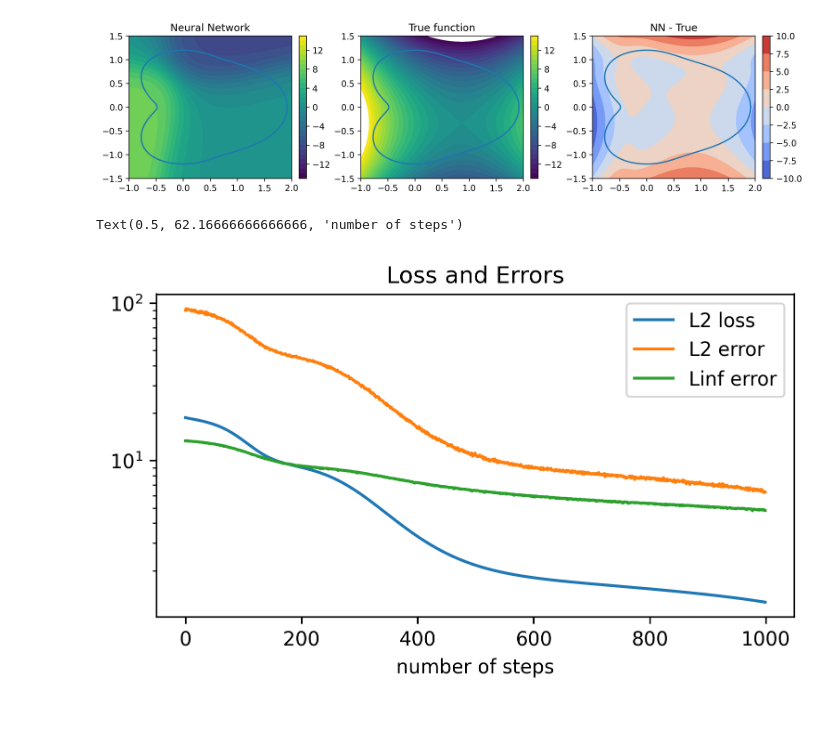
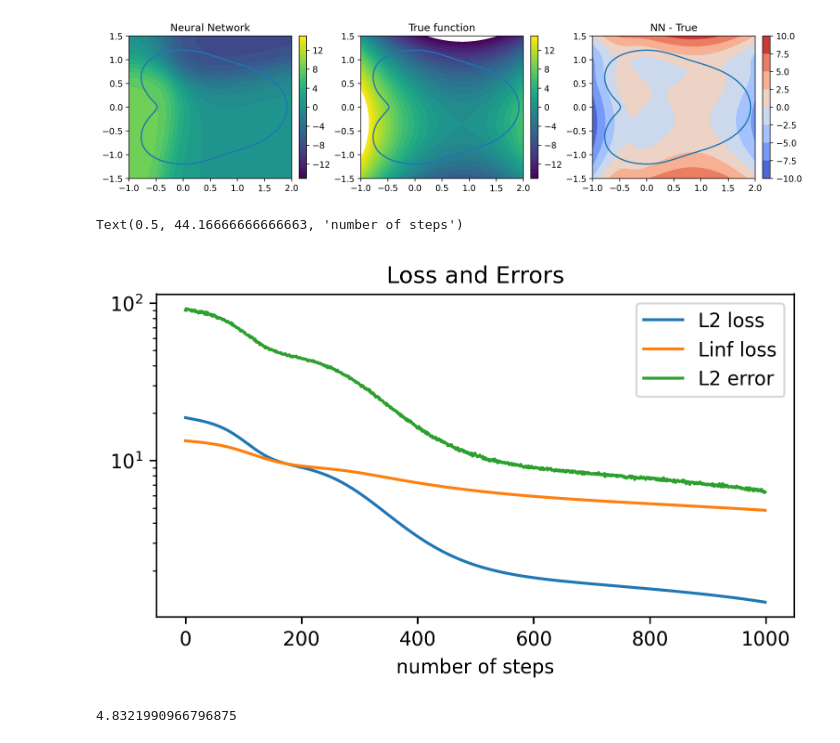
Before and after one commit to mskPark/DRLPDE, a Jupyter notebook: test_plot.ipynb, the cells around one changed output. Cells and saved outputs as stored; diff of their text form; code cells hidden in the pictures.

```diff
--- a/test_plot.ipynb
+++ b/test_plot.ipynb
@@ -216,37 +216,43 @@ mpl.rcParams['figure.dpi'] = 300
 #plt.rcParams['font.family'] = 'serif'
 #plt.rcParams['font.serif'] = ['Computer Modern']
 #plt.rcParams['font.size'] = 8
 
 test = 'Test1A'
 
 with open('experiments/' + test + '_parameters.pickle', 'rb') as f:
     parameters = pickle.load(f)
 
 with open('experiments/'  + test + '_losserror.pickle', 'rb') as f:
     loss_error = pickle.load(f)
 
 steps = range(int(parameters['trainingsteps']))
 L2loss = loss_error['loss']['L2 interior loss']
+Linfloss = loss_error['loss']['Linf interior loss']
 L2error = loss_error['errors']['L2 error']
 Linferror = loss_error['errors']['Linf error']
 
 fig, ax = plt.subplots(nrows=1, ncols=1, figsize=[6.4, 4])
 
 plt.tight_layout(pad=5.0)
 
 ax.set_title('Loss and Errors')
 
 ax.semilogy(steps, L2loss)
+ax.semilogy(steps, Linfloss)
 ax.semilogy(steps, L2error)
-ax.semilogy(steps, Linferror)
-ax.legend(['L2 loss', 'L2 error', 'Linf error'])
+#ax.semilogy(steps, Linferror)
+ax.legend(['L2 loss', 'Linf loss', 'L2 error', 'Linf error'])
 ax.set_xlabel('number of steps')
 
 #ax[1].set_title('Comparing L2 loss and L2 error')
 #ax[1].semilogy(steps, np.abs( 5.1148*L2loss - L2error) )
 # %% [output]
-Text(0.5, 62.16666666666666, 'number of steps')
+Text(0.5, 44.16666666666663, 'number of steps')
-[figure, old version]
+[figure, new version]
+# %%
+min(Linfloss)
+# %% [output]
+4.8321990966796875
 # %%
 # Plot Test B: (Final Errors and Losses) vs Number of Points
 
```
Also changed, not shown: 7 other files.
